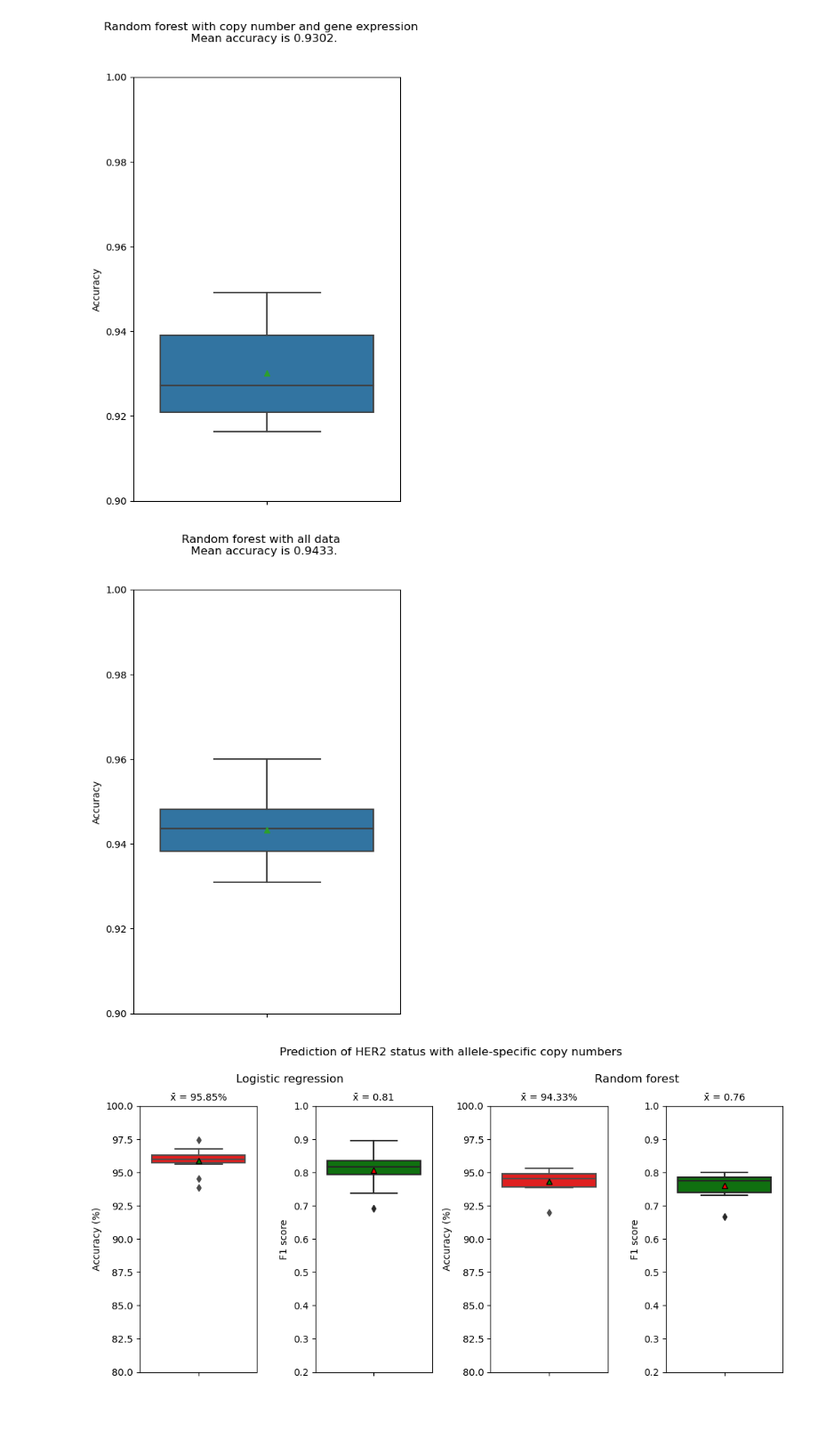
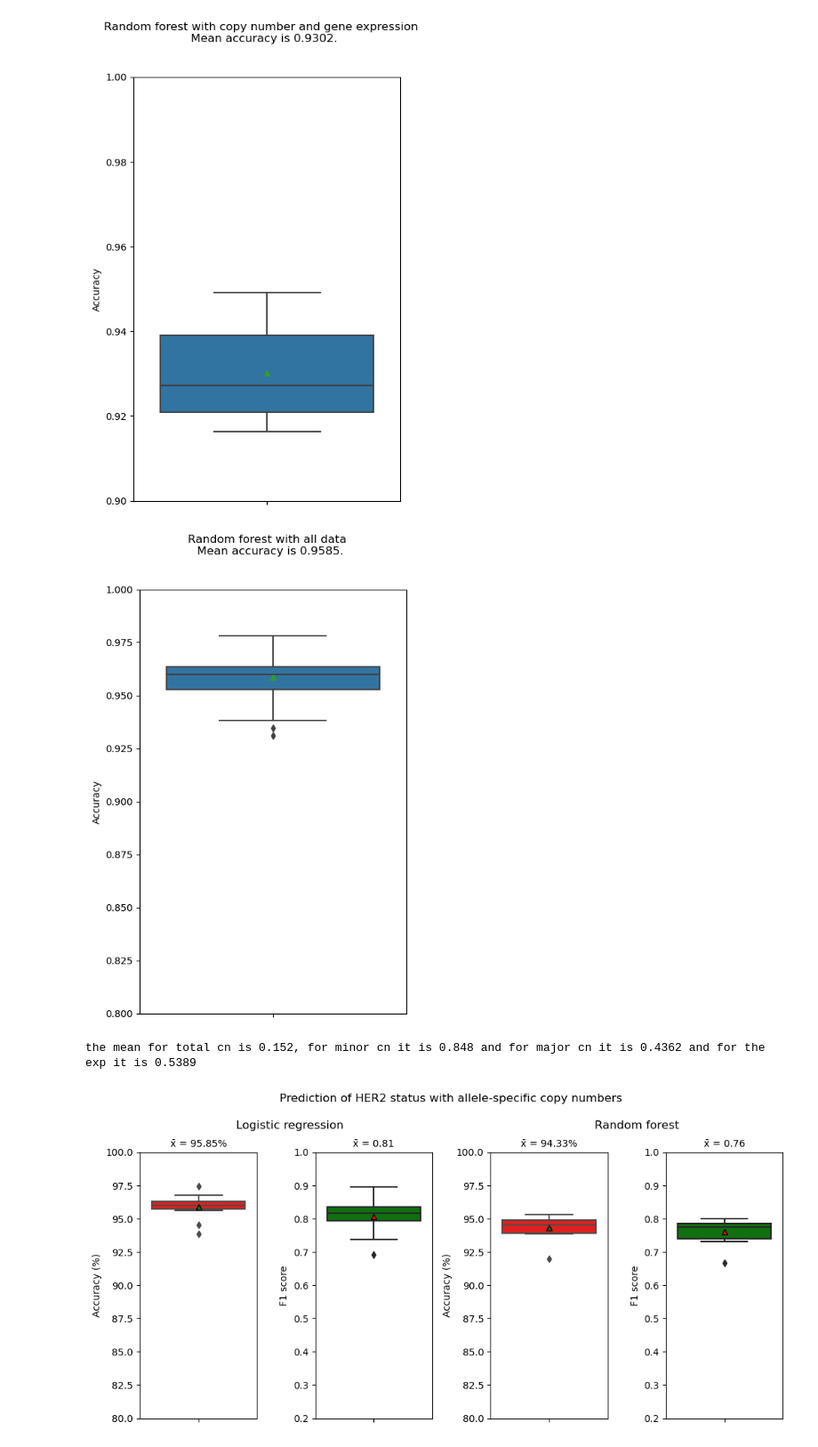
Before and after one commit to davidborer/master-thesis-project, a Jupyter notebook: analysis.ipynb, the cells around one changed output. Shown at 89% size. Drawn from its saved outputs; the diff is of its cells as text; code cells hidden in the pictures; blank space fills up the shorter version.

```diff
--- a/analysis.ipynb
+++ b/analysis.ipynb
@@ -1160,6 +1205,37 @@ Name: Total_CN, dtype: int64
 [figure]
 [figure]
 [figure]
+# %%
+# additional chunk for feedback from Martin Enge asking to do the thresholding approach with a 80:20 split to avoid overfitting
+
+
+# open df
+df = open_df(processed+'.csv', sep=',')
+
+thresholds = []
+f1_scores = []
+
+# make splits
+
+for split in splits:
+
+    df_in = ihc_converter(df_in, col1, 'Positive', 'Negative')
+
+    thresholds = list(range(min_thr, max_thr))
+    f1_scores = []
+
+    for thr in thresholds:
+
+        df = df_in.copy()
+
+        df[col2] = np.where(df[col2] >= thr, 1, 0)
+
+        truth = list(df[col1])
+        predictions = list(df[col2])
+        f1 = f1_score(truth, predictions)
+        f1_scores.append(f1)
+
+    return thresholds, f1_scores
 # %%
 # looking at a boxplot of the total copy numbers
 
@@ -4130,17 +4312,25 @@ iterate_workflow(X_total, y_total, 'forest', n_iterations=10, print_table=False,
 # %%
 # random forest for all data together
 
 df = open_df(processed + 'abs_ihc_for_analysis.csv', sep = ',')
-
+df = ihc_converter(df, 'HER2 Final Status', 'Positive', 'Negative')
 # get arrays
-X_total = df[['Modal_Total_CN', 'ERBB2 exp', 'Modal_HSCN_1', 'Modal_HSCN_2']].to_numpy()
+X_total = df[['Modal_HSCN_1', 'Modal_HSCN_2']].to_numpy()
 y_total = col_to_array(df, 'HER2 Final Status').ravel()
 
 # iterate a full workflow of data splitting, logistic regression, predictions, assessment and score tracking
-iterate_workflow(X_total, y_total, 'forest', n_iterations=10, print_table=False, print_boxplot=True,
-                 title='Random forest with all data')
+imps = iterate_workflow(X_total, y_total, 'forest', n_iterations=100, print_table=False, print_boxplot=True,
+                        title='Random forest with all data')
 # %% [output]
-[figure, old version]
+[figure, new version]
+# %%
+cn = np.mean([arr[0] for arr in imps])
+cn_1 = np.mean([arr[1] for arr in imps])
+#cn_2 = np.mean([arr[2] for arr in imps])
+#exp = np.mean([arr[3] for arr in imps])
+print(f'the mean for total cn is {round(cn,4)}, for minor cn it is {round(cn_1,4)} and for major cn it is {round(cn_2,4)} and for the exp it is {round(exp, 4)}')
+# %% [output]
+the mean for total cn is 0.152, for minor cn it is 0.848 and for major cn it is 0.4362 and for the exp it is 0.5389
 # %%
 def iterate_workflow(X, y, n_iterations=100, title='Title'):
     '''
```
Also changed, not shown: parts of 13 cells of this notebook.
